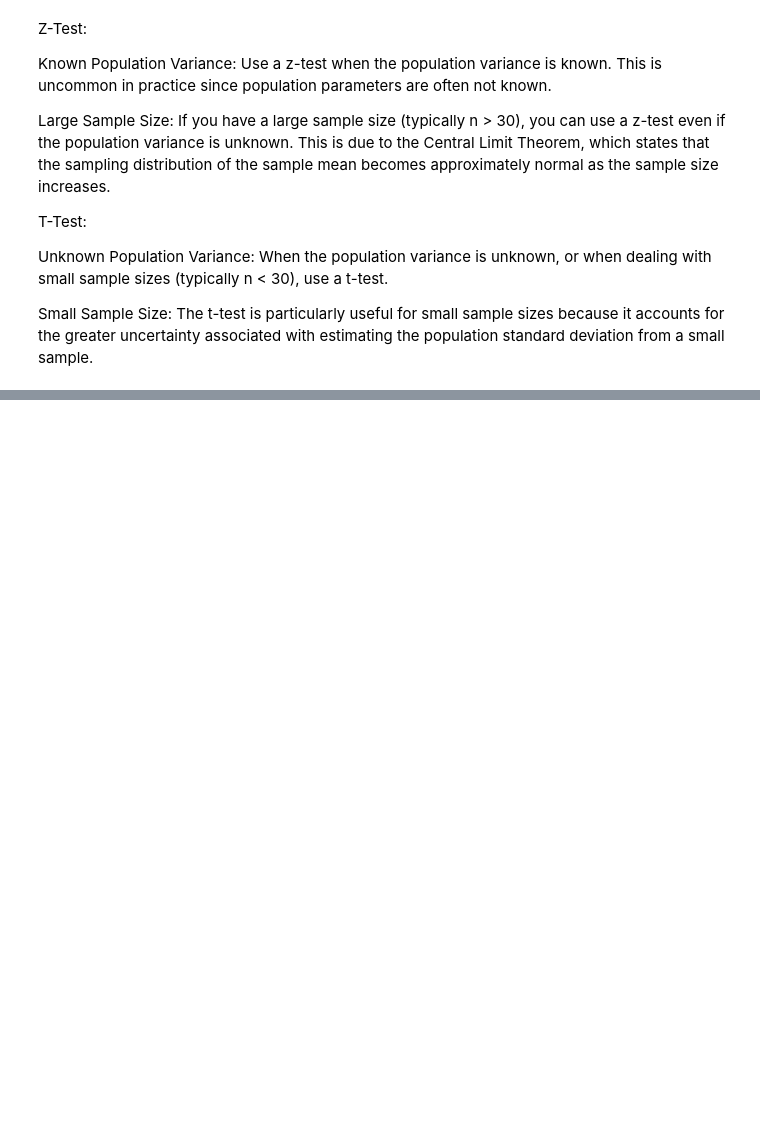
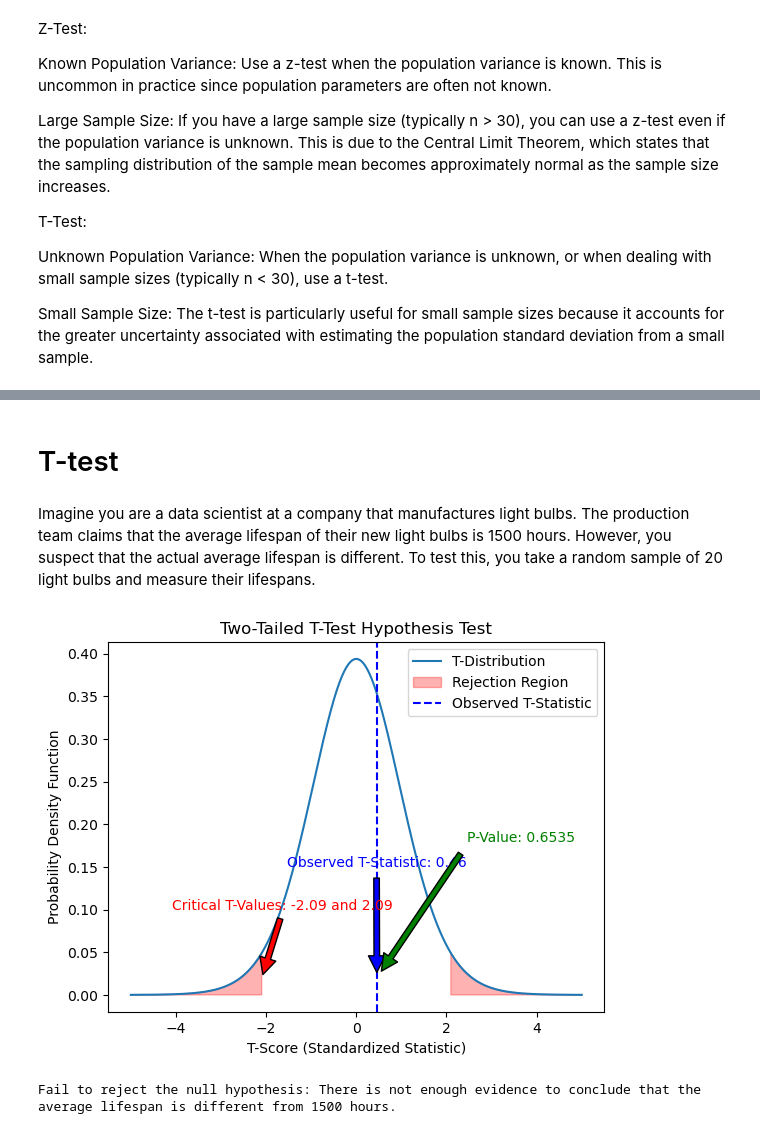
Before and after one commit to Hari-810/ML_DL, a Jupyter notebook: EDA/hypothesis.ipynb, the cells around one changed output, grey strips where cells are left out. Saved outputs shown, nothing was run; the diff lists cells and outputs as text; code cells hidden in the pictures; blank space fills up the shorter version.

```diff
--- a/EDA/hypothesis.ipynb
+++ b/EDA/hypothesis.ipynb
@@ -173,0 +142,69 @@ Small Sample Size: The t-test is particularly useful for small sample sizes beca
+# %% [markdown]
+# T-test
+# %% [markdown]
+Imagine you are a data scientist at a company that manufactures light bulbs. The production team claims that the average lifespan of their new light bulbs is 1500 hours. However, you suspect that the actual average lifespan is different. To test this, you take a random sample of 20 light bulbs and measure their lifespans.
+# %%
+import numpy as np
+import matplotlib.pyplot as plt
+from scipy import stats
+
+# Null Hypothesis (H0): The true mean lifespan (μ) is equal to 1500 hours.
+# Alternative Hypothesis (H1): The true mean lifespan (μ) is not equal to 1500 hours.
+
+# Given data
+sample_lifespans = np.array([1480, 1515, 1490, 1502, 1488, 1505, 1512, 1498, 1485, 1505,
+                             1520, 1492, 1508, 1496, 1510, 1495, 1502, 1498, 1506, 1515])
+
+# Hypothesized mean
+hypothesized_mean = 1500
+
+# Calculate the T-Statistic
+t_statistic, p_value = stats.ttest_1samp(sample_lifespans, hypothesized_mean)
+
+# Determine Critical Values
+alpha = 0.05
+t_critical_upper = stats.t.ppf(1 - alpha/2, df=len(sample_lifespans)-1)
+t_critical_lower = -t_critical_upper
+
+# Generate data for the t-distribution
+x = np.linspace(-5, 5, 1000)
+y = stats.t.pdf(x, df=len(sample_lifespans)-1)
+
+# Plot the t-distribution
+plt.plot(x, y, label='T-Distribution')
+
+# Shade the rejection regions for a two-tailed test
+plt.fill_between(x, y, where=(x < t_critical_lower) | (x > t_critical_upper),
+                 color='red', alpha=0.3, label='Rejection Region')
+
+# Plot the observed t-statistic
+plt.axvline(x=t_statistic, color='blue', linestyle='--', label='Observed T-Statistic')
+
+# Add labels and title
+plt.title('Two-Tailed T-Test Hypothesis Test')
+plt.xlabel('T-Score (Standardized Statistic)')
+plt.ylabel('Probability Density Function')
+
+# Add annotations for t-score, critical values, p-value, and alpha
+plt.annotate(f'Observed T-Statistic: {t_statistic:.2f}', xy=(t_statistic, 0.02), xytext=(t_statistic - 2, 0.15),
+             arrowprops=dict(facecolor='blue', shrink=0.05), color='blue')
+plt.annotate(f'Critical T-Values: {t_critical_lower:.2f} and {t_critical_upper:.2f}',
+             xy=(t_critical_lower, 0.02), xytext=(t_critical_lower - 2, 0.1),
+             arrowprops=dict(facecolor='red', shrink=0.05), color='red')
+plt.annotate(f'P-Value: {p_value:.4f}', xy=(t_statistic, 0.02), xytext=(t_statistic + 2, 0.18),
+             arrowprops=dict(facecolor='green', shrink=0.05), color='green')
+
+# Display the legend
+plt.legend()
+
+# Display the plot
+plt.show()
+
+# Conclusion based on p-value and alpha
+if p_value < alpha:
+    print(f"Reject the null hypothesis: There is enough evidence to suggest that the average lifespan is different from {hypothesized_mean} hours.")
+else:
+    print(f"Fail to reject the null hypothesis: There is not enough evidence to conclude that the average lifespan is different from {hypothesized_mean} hours.")
+# %% [output]
+[figure, added]
+Fail to reject the null hypothesis: There is not enough evidence to conclude that the average lifespan is different from 1500 hours.
```
Also changed, not shown: parts of 13 cells of this notebook, 6 other files.
